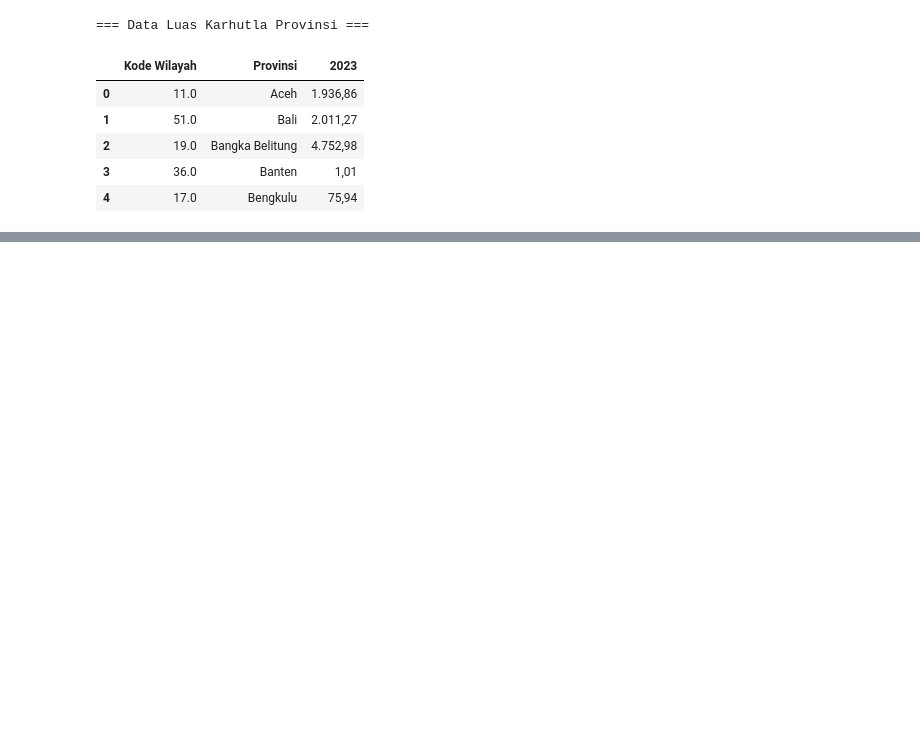
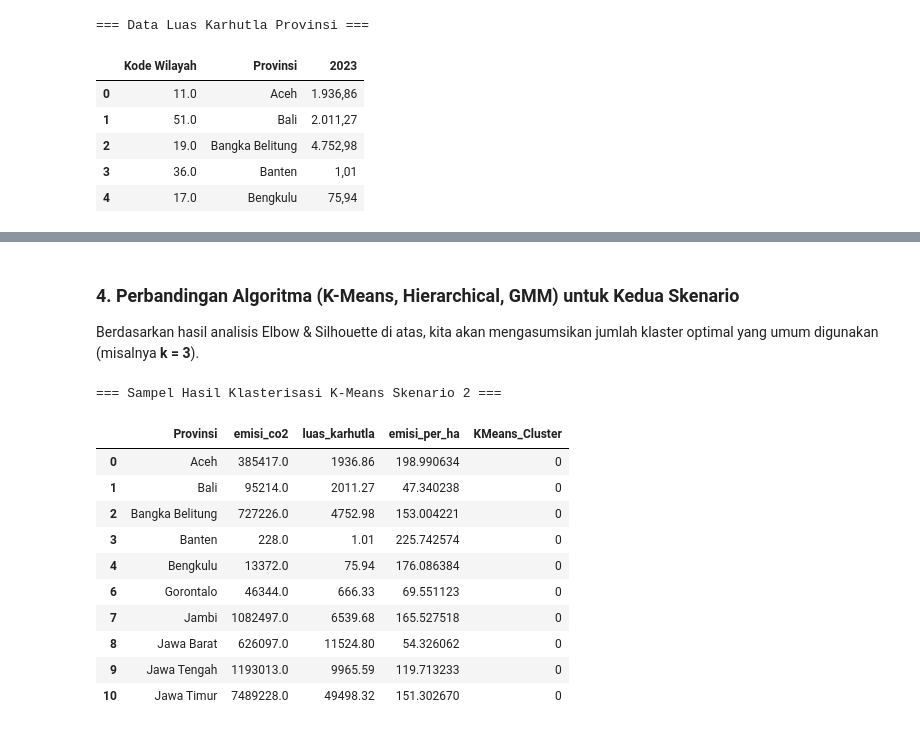
Before and after one commit to ImNotDanish05/2026_Pembelajaran-Mesin_TI-3A, a Jupyter notebook: Week_11/Main.ipynb, the cells around one changed output, grey strips where cells are left out. Cells and saved outputs as stored; diff of their text form; code cells hidden in the pictures; blank space fills up the shorter version.

```diff
--- a/Week_11/Main.ipynb
+++ b/Week_11/Main.ipynb
@@ -34,0 +163,45 @@ display(df_karhutla.head())
+# %% [markdown]
+### 4. Perbandingan Algoritma (K-Means, Hierarchical, GMM) untuk Kedua Skenario
+Berdasarkan hasil analisis Elbow & Silhouette di atas, kita akan mengasumsikan jumlah klaster optimal yang umum digunakan (misalnya **k = 3**).
+# %%
+from sklearn.cluster import AgglomerativeClustering
+from sklearn.mixture import GaussianMixture
+
+n_clusters = 3
+
+# --- SKENARIO 1 (Hanya Emisi) ---
+kmeans_sc1 = KMeans(n_clusters=n_clusters, random_state=42, n_init=10).fit(X_sc1)
+hier_sc1 = AgglomerativeClustering(n_clusters=n_clusters).fit(X_sc1)
+gmm_sc1 = GaussianMixture(n_components=n_clusters, random_state=42).fit(X_sc1)
+
+df_sc1 = df_merged.copy()
+df_sc1['KMeans_Cluster'] = kmeans_sc1.labels_
+df_sc1['Hierarchical_Cluster'] = hier_sc1.labels_
+df_sc1['GMM_Cluster'] = gmm_sc1.predict(X_sc1)
+
+# --- SKENARIO 2 (Luas + Emisi per Ha) ---
+kmeans_sc2 = KMeans(n_clusters=n_clusters, random_state=42, n_init=10).fit(X_sc2)
+hier_sc2 = AgglomerativeClustering(n_clusters=n_clusters).fit(X_sc2)
+gmm_sc2 = GaussianMixture(n_components=n_clusters, random_state=42).fit(X_sc2)
+
+df_sc2 = df_merged.copy()
+df_sc2['KMeans_Cluster'] = kmeans_sc2.labels_
+df_sc2['Hierarchical_Cluster'] = hier_sc2.labels_
+df_sc2['GMM_Cluster'] = gmm_sc2.predict(X_sc2)
+
+# Tampilkan sampel klasterisasi K-Means Skenario 2
+print("=== Sampel Hasil Klasterisasi K-Means Skenario 2 ===")
+display(df_sc2[['Provinsi', 'emisi_co2', 'luas_karhutla', 'emisi_per_ha', 'KMeans_Cluster']].head(10))
+# %% [output]
+=== Sampel Hasil Klasterisasi K-Means Skenario 2 ===
+|  | Provinsi | emisi_co2 | luas_karhutla | emisi_per_ha | KMeans_Cluster |
+| 0 | Aceh | 385417.0 | 1936.86 | 198.990634 | 0 |
+| 1 | Bali | 95214.0 | 2011.27 | 47.340238 | 0 |
+| 2 | Bangka Belitung | 727226.0 | 4752.98 | 153.004221 | 0 |
+| 3 | Banten | 228.0 | 1.01 | 225.742574 | 0 |
+| 4 | Bengkulu | 13372.0 | 75.94 | 176.086384 | 0 |
+| 6 | Gorontalo | 46344.0 | 666.33 | 69.551123 | 0 |
+| 7 | Jambi | 1082497.0 | 6539.68 | 165.527518 | 0 |
+| 8 | Jawa Barat | 626097.0 | 11524.80 | 54.326062 | 0 |
+| 9 | Jawa Tengah | 1193013.0 | 9965.59 | 119.713233 | 0 |
+| 10 | Jawa Timur | 7489228.0 | 49498.32 | 151.302670 | 0 |
```
Also changed, not shown: parts of 10 cells of this notebook.
